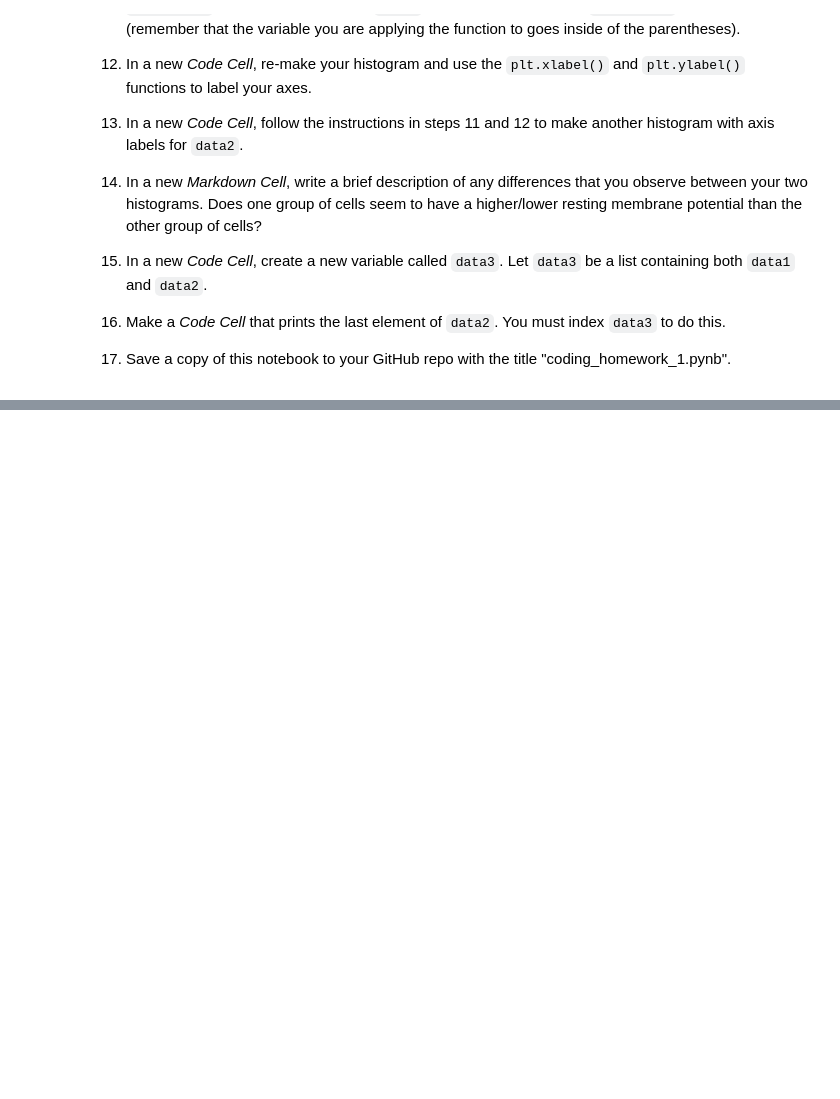
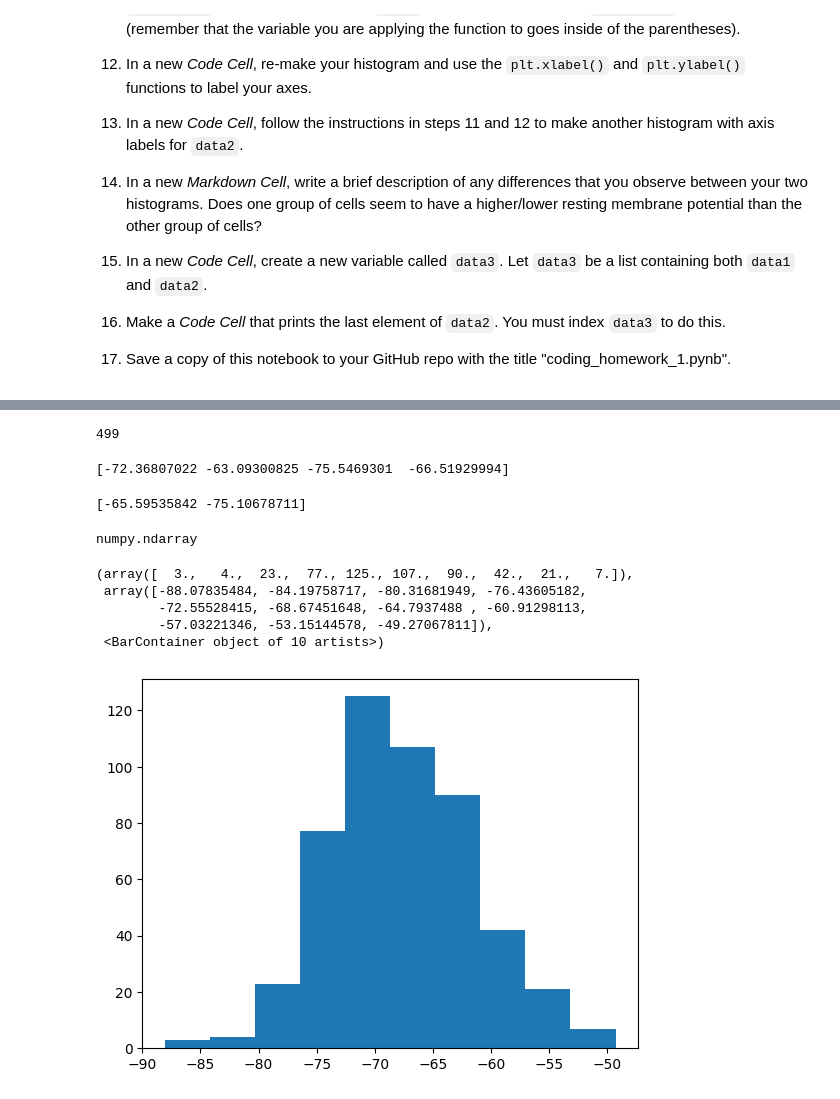
Before and after one commit to GraceHerchenroder/Neuro265, a Jupyter notebook: homework/coding_homework_1.ipynb, the cells around one changed output, grey strips where cells are left out. Saved outputs shown, nothing was run; the diff lists cells and outputs as text; code cells hidden in the pictures; blank space fills up the shorter version.

```diff
--- a/homework/coding_homework_1.ipynb
+++ b/homework/coding_homework_1.ipynb
@@ -60,3 +63,56 @@ from matplotlib import pyplot as plt
 import pandas as pd
 
 import numpy as np
+# %%
+# Importing data files as Pandas dataframes
+
+sst_url = 'https://raw.githubusercontent.com/GraceHerchenroder/Neuro265/main/homework/v_rest_sst.csv'
+pandas_data1 = pd.read_csv(sst_url)
+
+pvalb_url = 'https://raw.githubusercontent.com/GraceHerchenroder/Neuro265/main/homework/v_rest_pvalb.csv'
+pandas_data2 = pd.read_csv(pvalb_url)
+# %%
+# Converting dataframes into a list
+
+data1 = pandas_data1.values.tolist()
+data2 = pandas_data2.values.tolist()
+# %%
+# Eliminating the brackets around items in the list
+
+data1 = np.squeeze(data1)
+data2 = np.squeeze(data2)
+# %%
+# Print length of data
+
+print(len(data1))
+# %% [output]
+499
+# %%
+# Print the 3rd, 4th, 5th, and 6th elements of dataset 2
+
+print(data2[2:6])
+# %% [output]
+[-72.36807022 -63.09300825 -75.5469301  -66.51929994]
+# %%
+# Print the second to last and last elements of dataset 1
+
+print(data1[-2:])
+# %% [output]
+[-65.59535842 -75.10678711]
+# %%
+# Prints the type of dataset 2
+
+type(data2)
+# %% [output]
+numpy.ndarray
+# %%
+# First attempt at creating a histogram
+
+plt.hist(data1)
+# %% [output]
+(array([  3.,   4.,  23.,  77., 125., 107.,  90.,  42.,  21.,   7.]),
+ array([-88.07835484, -84.19758717, -80.31681949, -76.43605182,
+        -72.55528415, -68.67451648, -64.7937488 , -60.91298113,
+        -57.03221346, -53.15144578, -49.27067811]),
+ <BarContainer object of 10 artists>)
+[figure, added]
```
Also changed, not shown: parts of 7 cells of this notebook.
